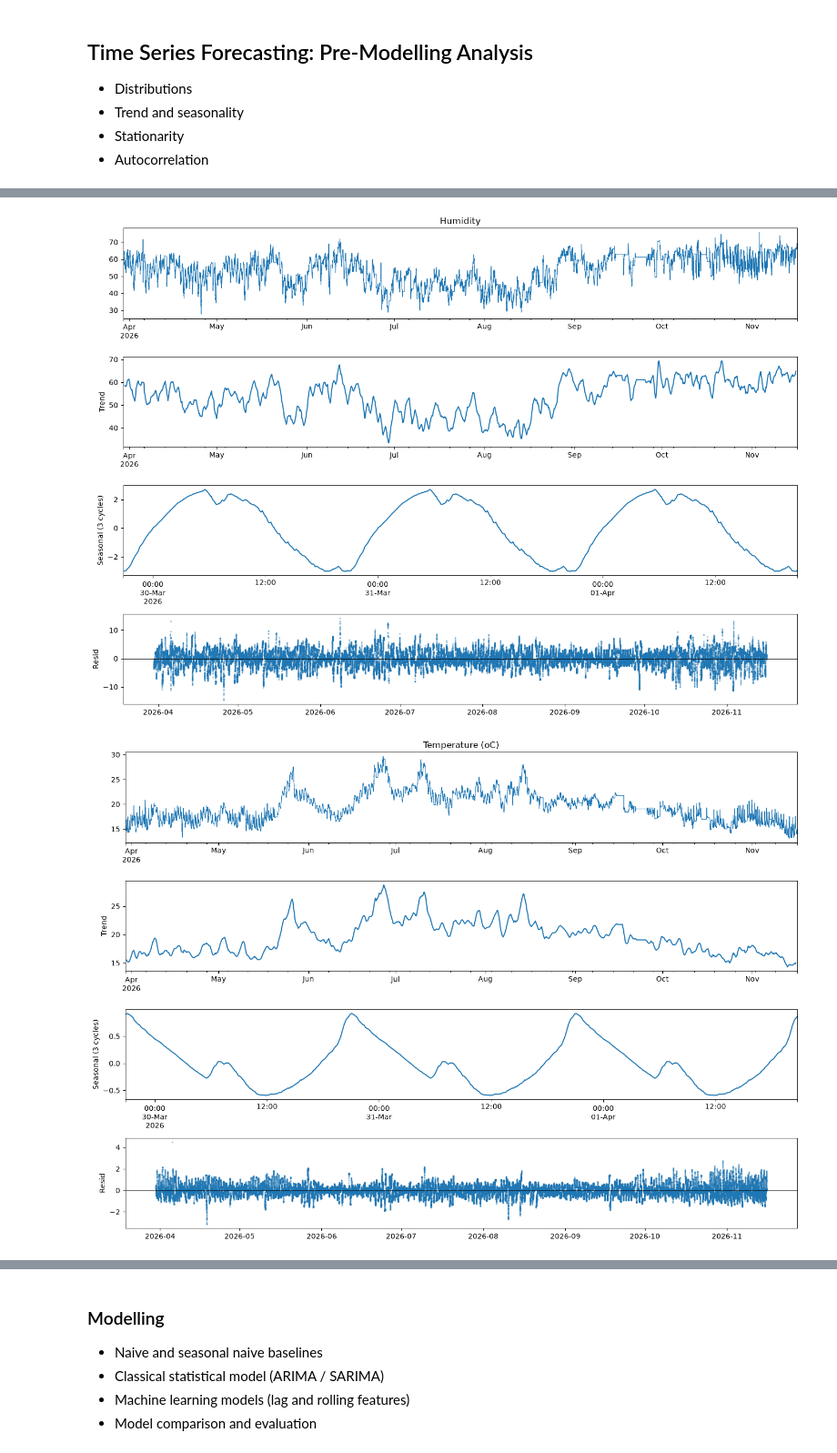
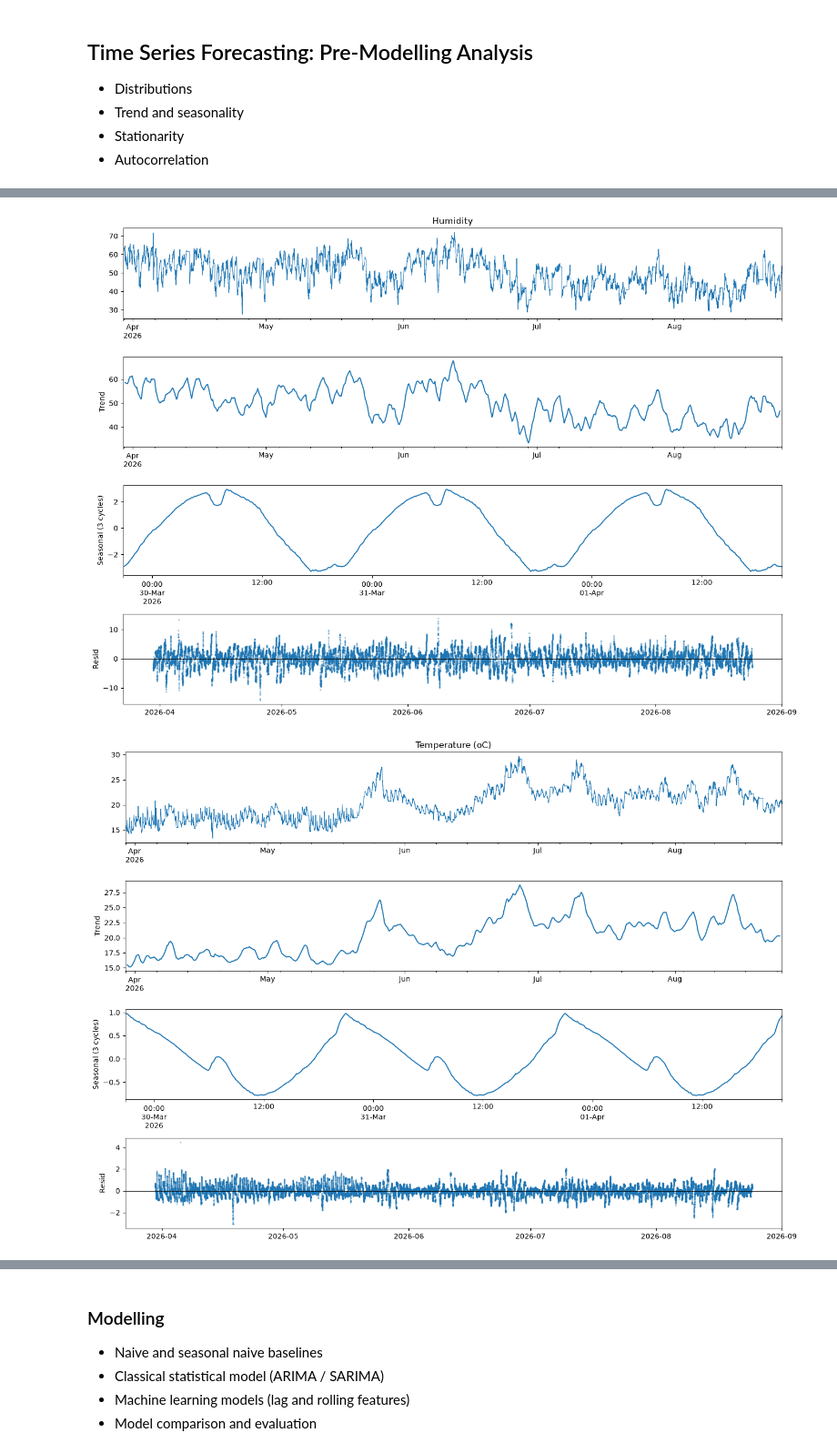
Before and after one commit to Cmay487/bedroom-humidity-forecasting, a Jupyter notebook: forecasting.ipynb, the cells around one changed output, grey strips where cells are left out. Shown at 91% size. Drawn from its saved outputs; the diff is of its cells as text; code cells hidden in the pictures.

Commit message:
train test split inputted

```diff
--- a/forecasting.ipynb
+++ b/forecasting.ipynb
@@ -87,0 +90,20 @@ DF Shape: (256518, 4)
+# %%
+data_split_dict = train_val_test_split(window_df)
+
+# extract from dict
+x_train, x_val, x_test = (
+    data_split_dict["x_train"],
+    data_split_dict["x_val"],
+    data_split_dict["x_test"]
+    )
+
+# now targets
+y_train, y_val, y_test = (
+    data_split_dict["y_train"],
+    data_split_dict["y_val"],
+    data_split_dict["y_test"]
+    )
+
+# get df for eda
+train_df = data_split_dict["train_df"]
+train_df.head(10)
@@ -118,6 +152,6 @@ memory usage: 33.1+ MB
 # %%
-season_decomp(df=window_df,resample_size="5min")
+season_decomp(df=train_df,resample_size="5min")
 # %% [output]
-[figure, old version]
+[figure, new version]
-[figure, old version]
+[figure, new version]
 # %%
```
Also changed, not shown: parts of 6 cells of this notebook, 1 other file.
